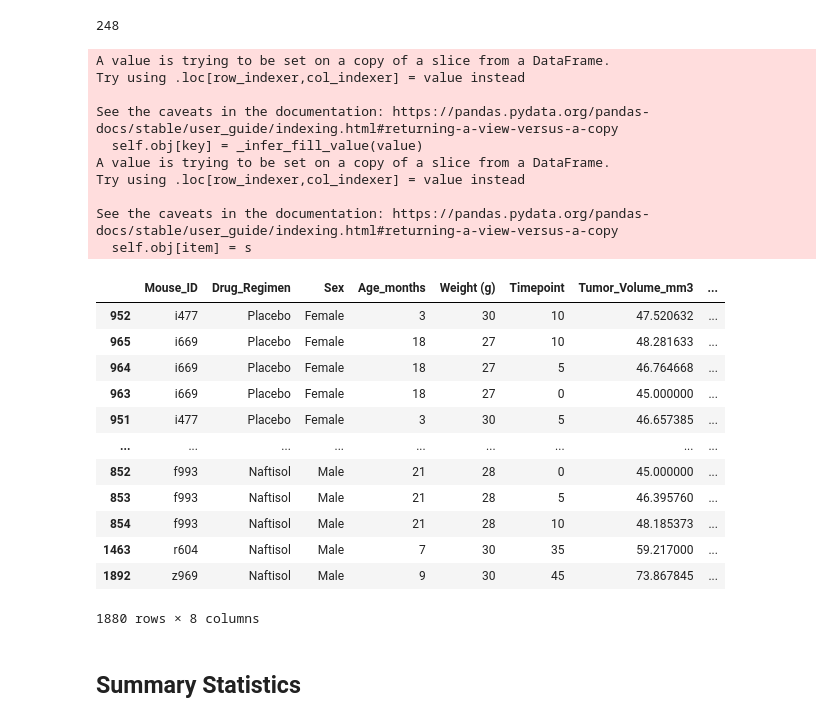
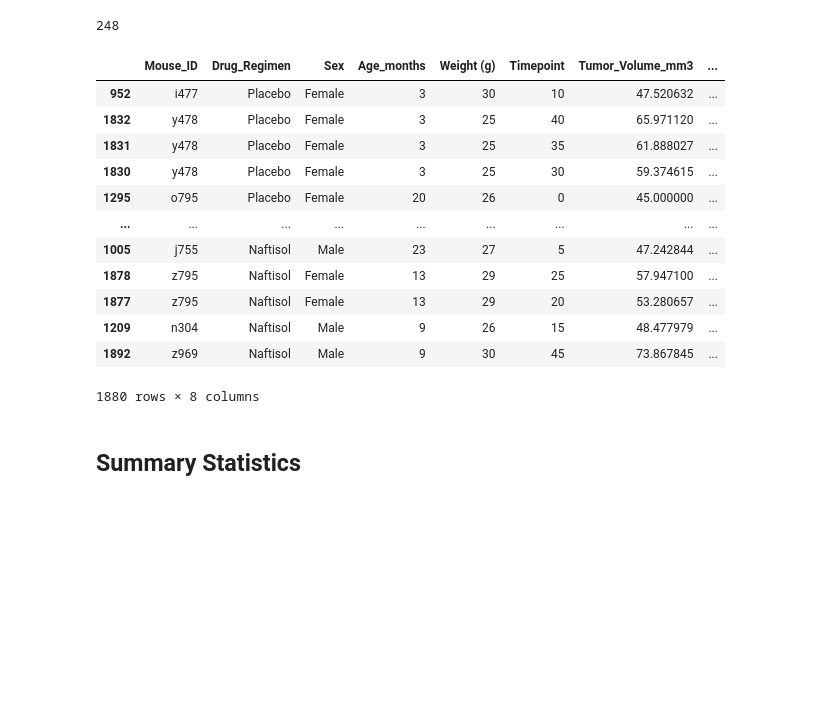
Before and after one commit to bjmacgreg/Pymaceuticals, a Jupyter notebook: pymaceuticals_starter.ipynb, the cells around one changed output. Drawn from its saved outputs; the diff is of its cells as text; code cells hidden in the pictures; blank space fills up the shorter version.

```diff
--- a/pymaceuticals_starter.ipynb
+++ b/pymaceuticals_starter.ipynb
@@ -109,42 +109,32 @@ mouse_study_clean_df["Mouse_ID"].nunique()
 # %%
 #Put placebo results first
 
 #This seems harder than it should be, but none of the easier-looking suggestions I found did more than put the \
 #treatments in alphabetical order.
 #https://stackoverflow.com/questions/43266211/sort-a-dataframe-based-on-values-of-another-column-using-integer-data-type
 #https://stackoverflow.com/questions/23279238/custom-sorting-with-pandas
 
 drugs = mouse_study_clean_df.Drug_Regimen.unique()
 #drugs
 order = {'Placebo':0,'Ramicane':1, 'Capomulin':2, 'Infubinol':3,  'Ceftamin':4, 'Stelasyn':5, 'Zoniferol':6, 'Ketapril':7, 'Propriva':8, 'Naftisol':9}
-mouse_study_clean_df.loc[:,'rank'] = mouse_study_clean_df['Drug_Regimen'].map(order)
+mouse_study_clean_df.loc[:,'rank'] = mouse_study_clean_df.loc[:,'Drug_Regimen'].map(order)
 mouse_study_clean_df = mouse_study_clean_df.iloc[mouse_study_clean_df['rank'].argsort()]
 mouse_study_clean_df = mouse_study_clean_df.drop(labels=['rank'],axis=1)
 mouse_study_clean_df
 # %% [output]
+|  | Mouse_ID | Drug_Regimen | Sex | Age_months | Weight (g) | Timepoint | Tumor_Volume_mm3 | ... |
+| 952 | i477 | Placebo | Female | 3 | 30 | 10 | 47.520632 | ... |
+| 1832 | y478 | Placebo | Female | 3 | 25 | 40 | 65.971120 | ... |
+| 1831 | y478 | Placebo | Female | 3 | 25 | 35 | 61.888027 | ... |
+| 1830 | y478 | Placebo | Female | 3 | 25 | 30 | 59.374615 | ... |
+| 1295 | o795 | Placebo | Female | 20 | 26 | 0 | 45.000000 | ... |
+| ... | ... | ... | ... | ... | ... | ... | ... | ... |
+| 1005 | j755 | Naftisol | Male | 23 | 27 | 5 | 47.242844 | ... |
+| 1878 | z795 | Naftisol | Female | 13 | 29 | 25 | 57.947100 | ... |
+| 1877 | z795 | Naftisol | Female | 13 | 29 | 20 | 53.280657 | ... |
+| 1209 | n304 | Naftisol | Male | 9 | 26 | 15 | 48.477979 | ... |
+| 1892 | z969 | Naftisol | Male | 9 | 30 | 45 | 73.867845 | ... |
-A value is trying to be set on a copy of a slice from a DataFrame.
-Try using .loc[row_indexer,col_indexer] = value instead
-
-See the caveats in the documentation: https://pandas.pydata.org/pandas-docs/stable/user_guide/indexing.html#returning-a-view-versus-a-copy
-  self.obj[key] = _infer_fill_value(value)
-A value is trying to be set on a copy of a slice from a DataFrame.
-Try using .loc[row_indexer,col_indexer] = value instead
-
-See the caveats in the documentation: https://pandas.pydata.org/pandas-docs/stable/user_guide/indexing.html#returning-a-view-versus-a-copy
-  self.obj[item] = s
+1880 rows × 8 columns
-|  | Mouse_ID | Drug_Regimen | Sex | Age_months | Weight (g) | Timepoint | Tumor_Volume_mm3 | ... |
-| 952 | i477 | Placebo | Female | 3 | 30 | 10 | 47.520632 | ... |
-| 965 | i669 | Placebo | Female | 18 | 27 | 10 | 48.281633 | ... |
-| 964 | i669 | Placebo | Female | 18 | 27 | 5 | 46.764668 | ... |
-| 963 | i669 | Placebo | Female | 18 | 27 | 0 | 45.000000 | ... |
-| 951 | i477 | Placebo | Female | 3 | 30 | 5 | 46.657385 | ... |
-| ... | ... | ... | ... | ... | ... | ... | ... | ... |
-| 852 | f993 | Naftisol | Male | 21 | 28 | 0 | 45.000000 | ... |
-| 853 | f993 | Naftisol | Male | 21 | 28 | 5 | 46.395760 | ... |
-| 854 | f993 | Naftisol | Male | 21 | 28 | 10 | 48.185373 | ... |
-| 1463 | r604 | Naftisol | Male | 7 | 30 | 35 | 59.217000 | ... |
-| 1892 | z969 | Naftisol | Male | 9 | 30 | 45 | 73.867845 | ... |
-1880 rows × 8 columns
 # %% [markdown]
 ## Summary Statistics
 # %%
```
Also changed, not shown: parts of 10 cells of this notebook.
